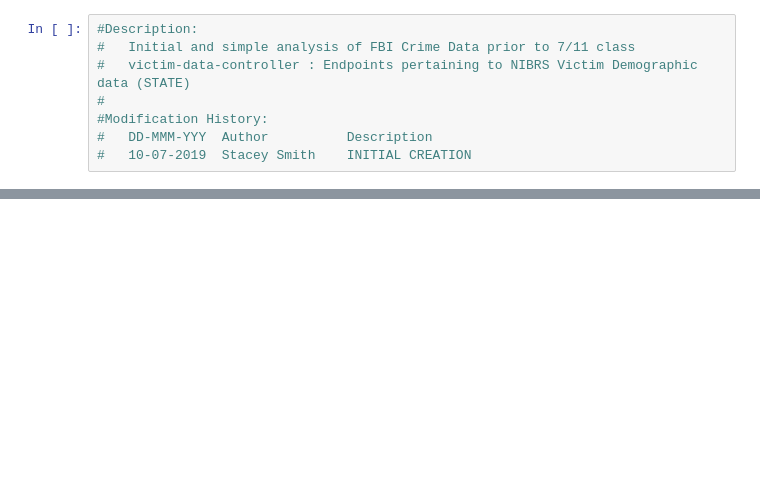
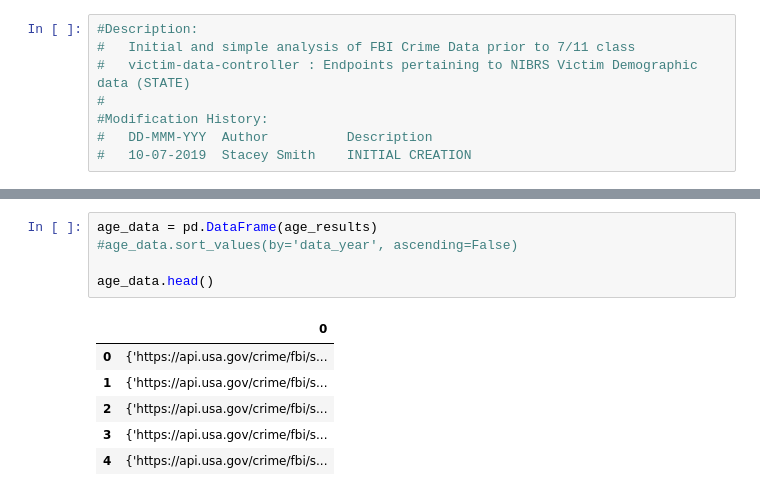
Before and after one commit to stace2775/07-Group_Project_1, a Jupyter notebook: FBI_Crime_Data_STATE_VICTIM_DATA.ipynb, the cells around one changed output, grey strips where cells are left out. Cells and saved outputs as stored; diff of their text form; blank space fills up the shorter version.

```diff
--- a/FBI_Crime_Data_STATE_VICTIM_DATA.ipynb
+++ b/FBI_Crime_Data_STATE_VICTIM_DATA.ipynb
@@ -47,0 +73,12 @@ age_results
+# %%
+age_data = pd.DataFrame(age_results)
+#age_data.sort_values(by='data_year', ascending=False)
+
+age_data.head()
+# %% [output]
+|  | 0 |
+| 0 | {'https://api.usa.gov/crime/fbi/s... |
+| 1 | {'https://api.usa.gov/crime/fbi/s... |
+| 2 | {'https://api.usa.gov/crime/fbi/s... |
+| 3 | {'https://api.usa.gov/crime/fbi/s... |
+| 4 | {'https://api.usa.gov/crime/fbi/s... |
```
Also changed, not shown: parts of 2 cells of this notebook, 1 other file.
